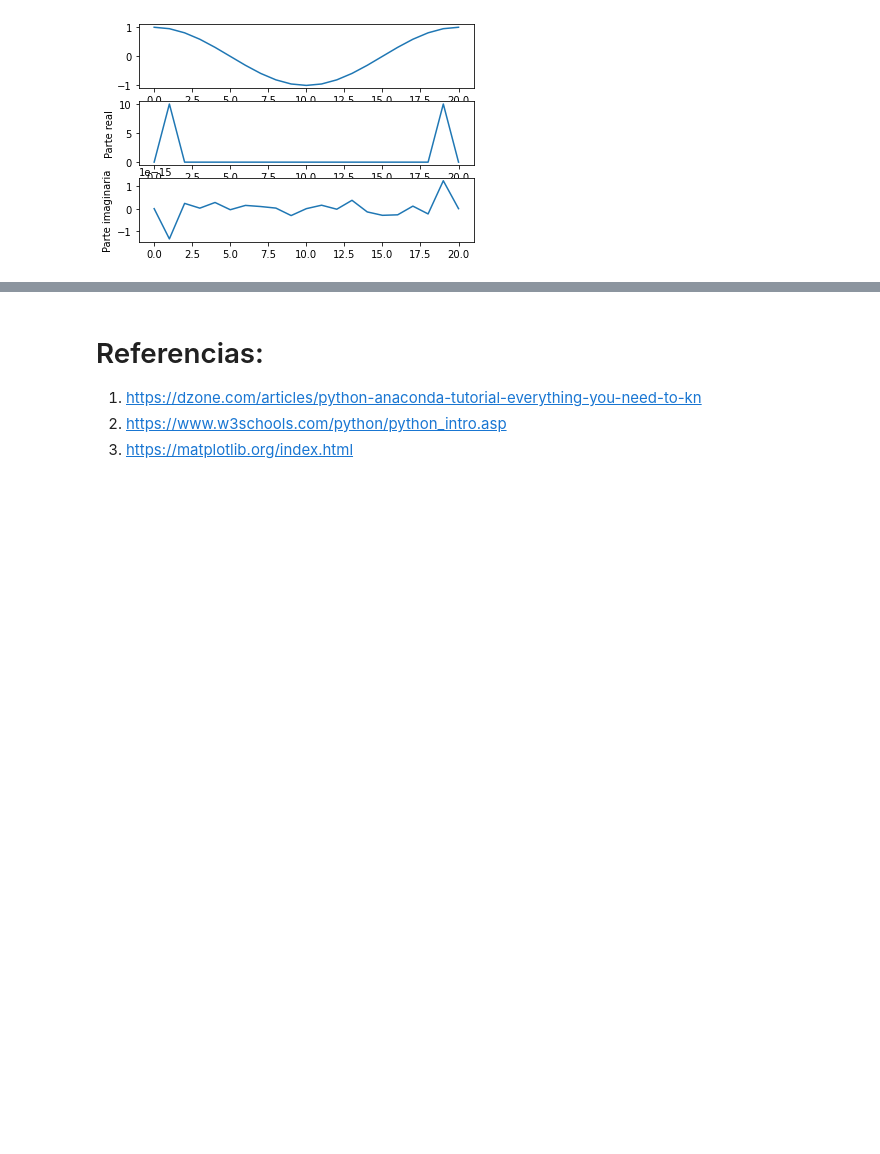
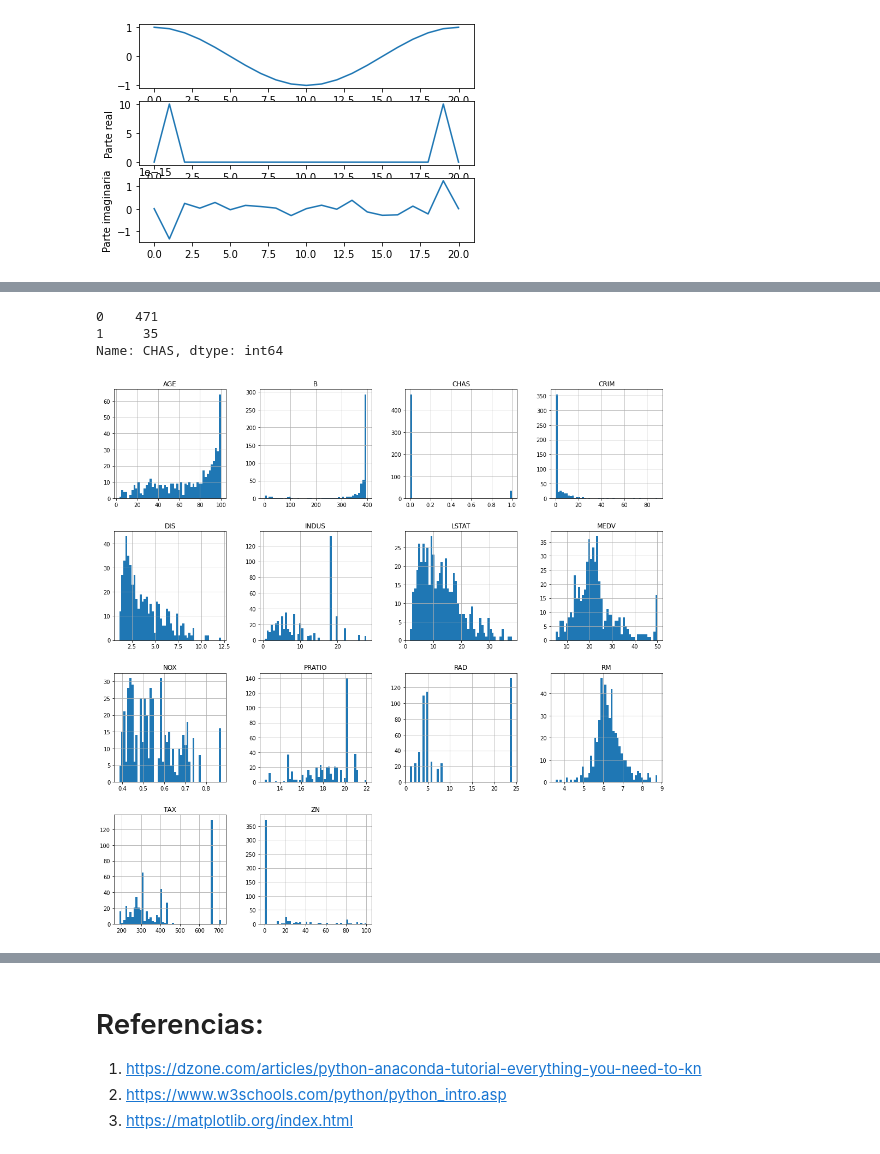
Before and after one commit to FeerJim/intro_Python, a Jupyter notebook: Intro.ipynb, the cells around one changed output, grey strips where cells are left out. Saved outputs shown, nothing was run; the diff lists cells and outputs as text; code cells hidden in the pictures; blank space fills up the shorter version.

```diff
--- a/Intro.ipynb
+++ b/Intro.ipynb
@@ -261,0 +295,23 @@ plt.show()
+# %%
+# Importación de librerías
+from __future__ import print_function
+import tensorflow.compat.v1 as tf
+tf.disable_v2_behavior()
+import numpy as np
+import matplotlib.pyplot as plt
+from numpy import genfromtxt
+import pandas as pd
+# Descargamos la base de datos
+import requests
+URL = "https://storage.googleapis.com/pagina-personal.appspot.com/img_teaching/neural_networks/housing.data"
+r = requests.get(URL)
+with open("housing.data", "wb") as data:
+    data.write(r.content)
+# Importamos la base de datos
+COLUMNS=["CRIM","ZN","INDUS","CHAS","NOX","RM","AGE","DIS","RAD","TAX","PRATIO","B","LSTAT","MEDV"]
+FEATURES = ["CRIM","ZN","INDUS","CHAS","NOX","RM","AGE","DIS","RAD","TAX","PRATIO","B","LSTAT"]
+LABEL = ["MEDV"]
+
+dataset = pd.read_csv("housing.data", skiprows=1, names=COLUMNS)
+# Visualización de una pequeña parte de la base de datos
+dataset.head()
@@ -261,0 +349,13 @@ plt.show()
+# %%
+# Información de la columna CHAS
+dataset["CHAS"].value_counts()
+# %% [output]
+0    471
+1     35
+Name: CHAS, dtype: int64
+# %%
+# Histograma de las características de las casas
+dataset.hist(bins=50, figsize=(18,18))
+plt.show()
+# %% [output]
+[figure, added]
```
Also changed, not shown: parts of 12 cells of this notebook.
